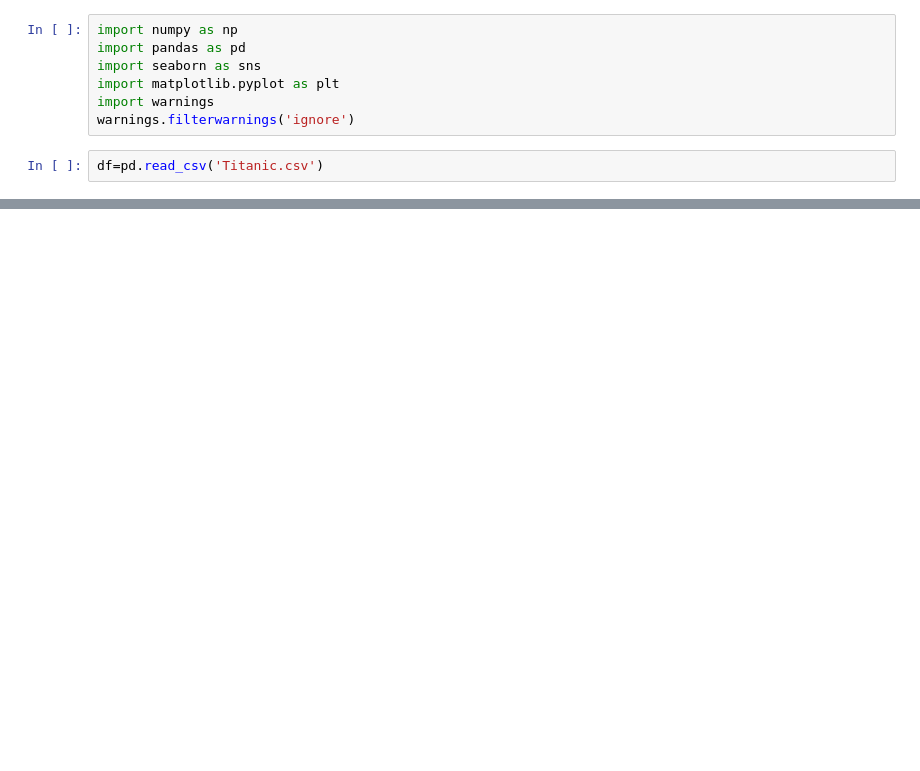
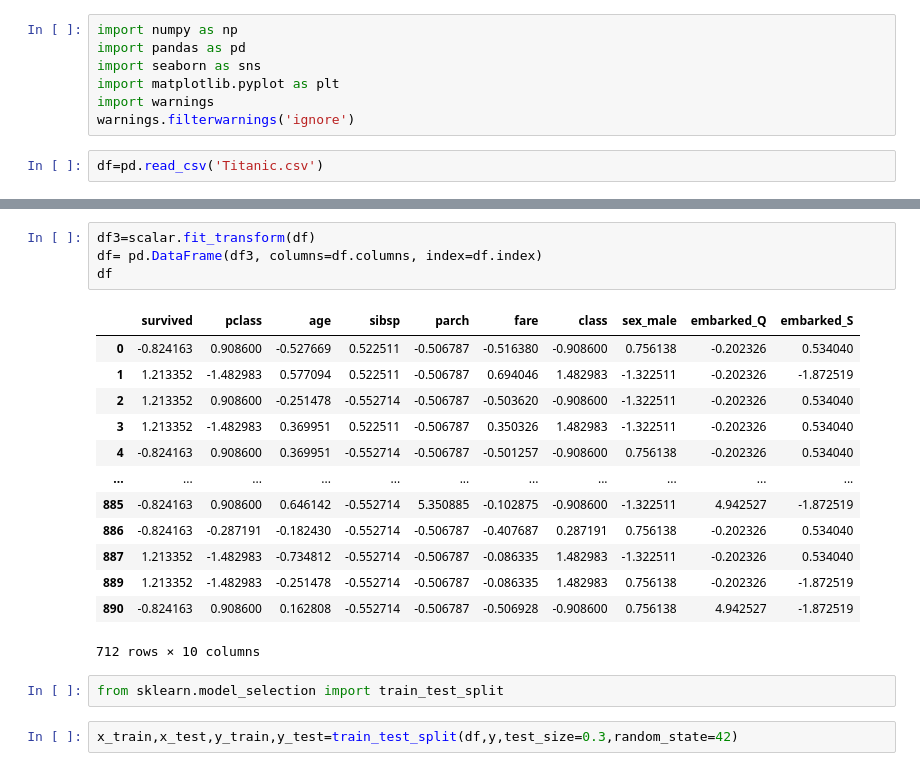
Before and after one commit to Rohit2209Raj/100_Days_of_Machine_Learning_new, a Jupyter notebook: Feature Engineering/1.Scaling/3.CategoricalEncoding/3.One Hot Encoder/OneHotEncoder_Titanic.ipynb, the cells around one changed output, grey strips where cells are left out. Saved outputs shown, nothing was run; the diff lists cells and outputs as text; blank space fills up the shorter version.

```diff
--- a/Feature Engineering/1.Scaling/3.CategoricalEncoding/3.One Hot Encoder/OneHotEncoder_Titanic.ipynb
+++ b/Feature Engineering/1.Scaling/3.CategoricalEncoding/3.One Hot Encoder/OneHotEncoder_Titanic.ipynb
@@ -23,0 +125,22 @@ df.sample(10)
+# %%
+df3=scalar.fit_transform(df)
+df= pd.DataFrame(df3, columns=df.columns, index=df.index)
+df
+# %% [output]
+|  | survived | pclass | age | sibsp | parch | fare | class | sex_male | embarked_Q | embarked_S |
+| 0 | -0.824163 | 0.908600 | -0.527669 | 0.522511 | -0.506787 | -0.516380 | -0.908600 | 0.756138 | -0.202326 | 0.534040 |
+| 1 | 1.213352 | -1.482983 | 0.577094 | 0.522511 | -0.506787 | 0.694046 | 1.482983 | -1.322511 | -0.202326 | -1.872519 |
+| 2 | 1.213352 | 0.908600 | -0.251478 | -0.552714 | -0.506787 | -0.503620 | -0.908600 | -1.322511 | -0.202326 | 0.534040 |
+| 3 | 1.213352 | -1.482983 | 0.369951 | 0.522511 | -0.506787 | 0.350326 | 1.482983 | -1.322511 | -0.202326 | 0.534040 |
+| 4 | -0.824163 | 0.908600 | 0.369951 | -0.552714 | -0.506787 | -0.501257 | -0.908600 | 0.756138 | -0.202326 | 0.534040 |
+| ... | ... | ... | ... | ... | ... | ... | ... | ... | ... | ... |
+| 885 | -0.824163 | 0.908600 | 0.646142 | -0.552714 | 5.350885 | -0.102875 | -0.908600 | -1.322511 | 4.942527 | -1.872519 |
+| 886 | -0.824163 | -0.287191 | -0.182430 | -0.552714 | -0.506787 | -0.407687 | 0.287191 | 0.756138 | -0.202326 | 0.534040 |
+| 887 | 1.213352 | -1.482983 | -0.734812 | -0.552714 | -0.506787 | -0.086335 | 1.482983 | -1.322511 | -0.202326 | 0.534040 |
+| 889 | 1.213352 | -1.482983 | -0.251478 | -0.552714 | -0.506787 | -0.086335 | 1.482983 | 0.756138 | -0.202326 | -1.872519 |
+| 890 | -0.824163 | 0.908600 | 0.162808 | -0.552714 | -0.506787 | -0.506928 | -0.908600 | 0.756138 | 4.942527 | -1.872519 |
+712 rows × 10 columns
+# %%
+from sklearn.model_selection import train_test_split
+# %%
+x_train,x_test,y_train,y_test=train_test_split(df,y,test_size=0.3,random_state=42)
```
Also changed, not shown: parts of 24 cells of this notebook, 1 other file.
